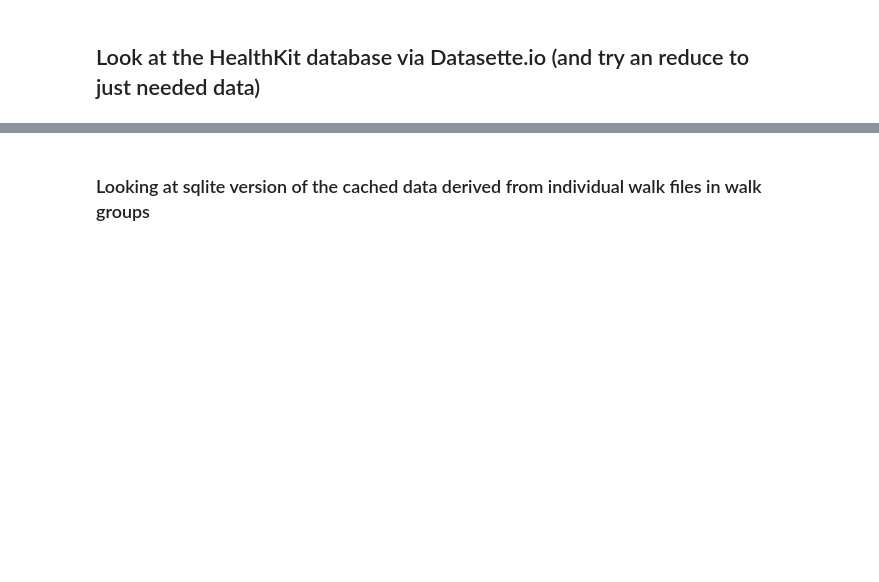
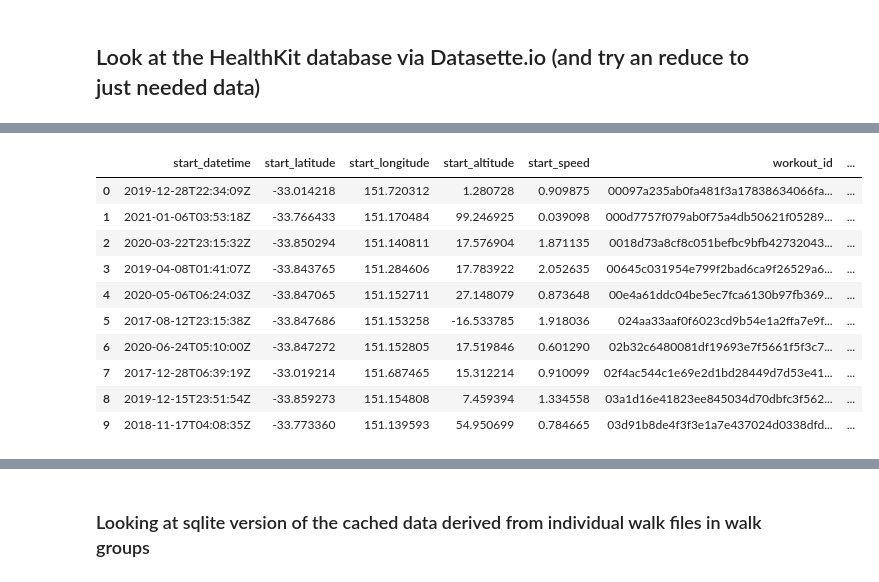
Before and after one commit to Mjboothaus/emmaus_walking, a Jupyter notebook: nbs/02_database.ipynb, the cells around one changed output, grey strips where cells are left out. Saved outputs shown, nothing was run; the diff lists cells and outputs as text; code cells hidden in the pictures; blank space fills up the shorter version.

```diff
--- a/nbs/02_database.ipynb
+++ b/nbs/02_database.ipynb
@@ -177,6 +214,8 @@ start_point_df.head()
+# %%
+walk_info_df = start_point_df.merge(finish_point_df, how='inner', on='workout_id')
 # %%
-def get_starting_location(latitude, longitude):
+def get_location(latitude, longitude):
     location = rg.search((latitude, longitude))
     return [location[0]['name'], location[0]['admin1'], location[0]['cc']]
 # %%
-start_point_df['location'] = start_point_df.apply(lambda row: get_starting_location(float(row[1]), float(row[2])), axis=1)
+walk_info_df['start_location'] = walk_info_df.apply(lambda row: get_location(float(row['start_latitude']), float(row['start_longitude'])), axis=1)
@@ -184,0 +222,16 @@ start_point_df['date'] = start_point_df['date'].apply(lambda dt: pendulum.instan
+# %%
+walk_info_df['finish_location'] = walk_info_df.apply(lambda row: get_location(float(row['finish_latitude']), float(row['finish_longitude'])), axis=1)
+# %%
+walk_info_df.head(10)
+# %% [output]
+|  | start_datetime | start_latitude | start_longitude | start_altitude | start_speed | workout_id | ... |
+| 0 | 2019-12-28T22:34:09Z | -33.014218 | 151.720312 | 1.280728 | 0.909875 | 00097a235ab0fa481f3a17838634066fa... | ... |
+| 1 | 2021-01-06T03:53:18Z | -33.766433 | 151.170484 | 99.246925 | 0.039098 | 000d7757f079ab0f75a4db50621f05289... | ... |
+| 2 | 2020-03-22T23:15:32Z | -33.850294 | 151.140811 | 17.576904 | 1.871135 | 0018d73a8cf8c051befbc9bfb42732043... | ... |
+| 3 | 2019-04-08T01:41:07Z | -33.843765 | 151.284606 | 17.783922 | 2.052635 | 00645c031954e799f2bad6ca9f26529a6... | ... |
+| 4 | 2020-05-06T06:24:03Z | -33.847065 | 151.152711 | 27.148079 | 0.873648 | 00e4a61ddc04be5ec7fca6130b97fb369... | ... |
+| 5 | 2017-08-12T23:15:38Z | -33.847686 | 151.153258 | -16.533785 | 1.918036 | 024aa33aaf0f6023cd9b54e1a2ffa7e9f... | ... |
+| 6 | 2020-06-24T05:10:00Z | -33.847272 | 151.152805 | 17.519846 | 0.601290 | 02b32c6480081df19693e7f5661f5f3c7... | ... |
+| 7 | 2017-12-28T06:39:19Z | -33.019214 | 151.687465 | 15.312214 | 0.910099 | 02f4ac544c1e69e2d1bd28449d7d53e41... | ... |
+| 8 | 2019-12-15T23:51:54Z | -33.859273 | 151.154808 | 7.459394 | 1.334558 | 03a1d16e41823ee845034d70dbfc3f562... | ... |
+| 9 | 2018-11-17T04:08:35Z | -33.773360 | 151.139593 | 54.950699 | 0.784665 | 03d91b8de4f3f3e1a7e437024d0338dfd... | ... |
```
Also changed, not shown: parts of 30 cells of this notebook, 2 other files.
